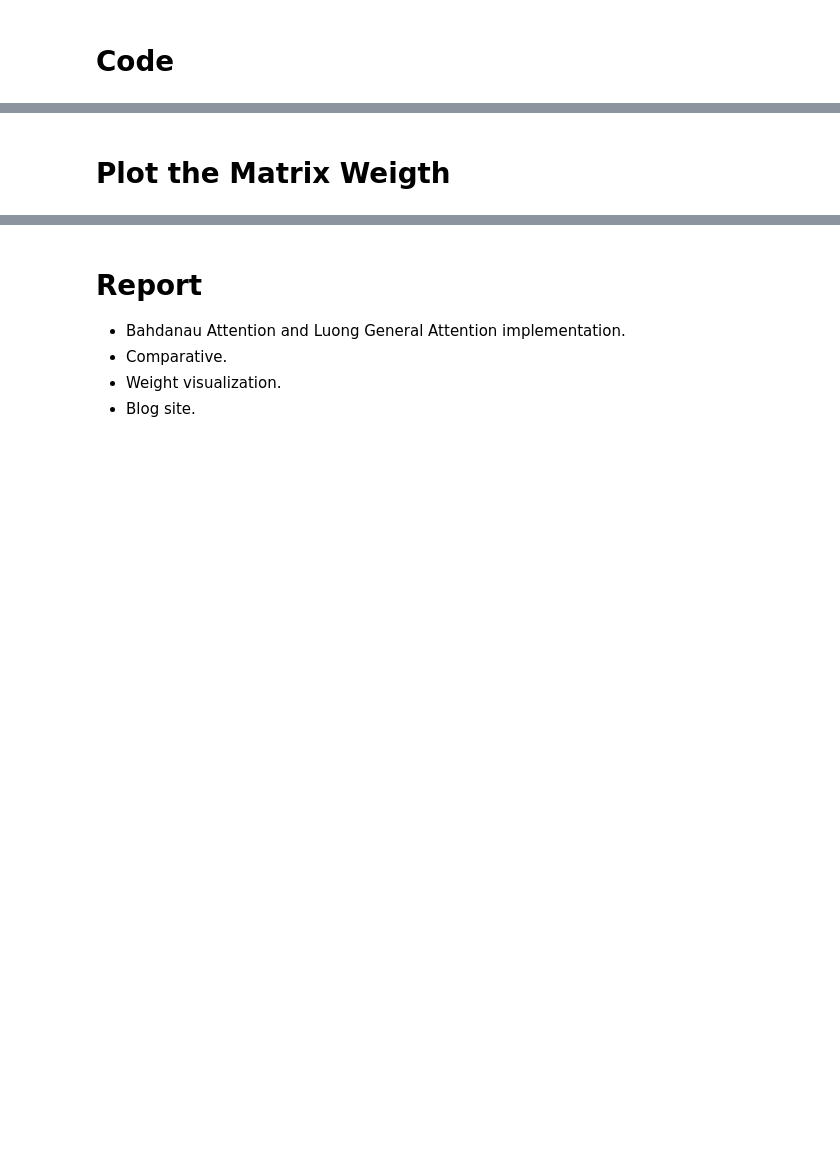
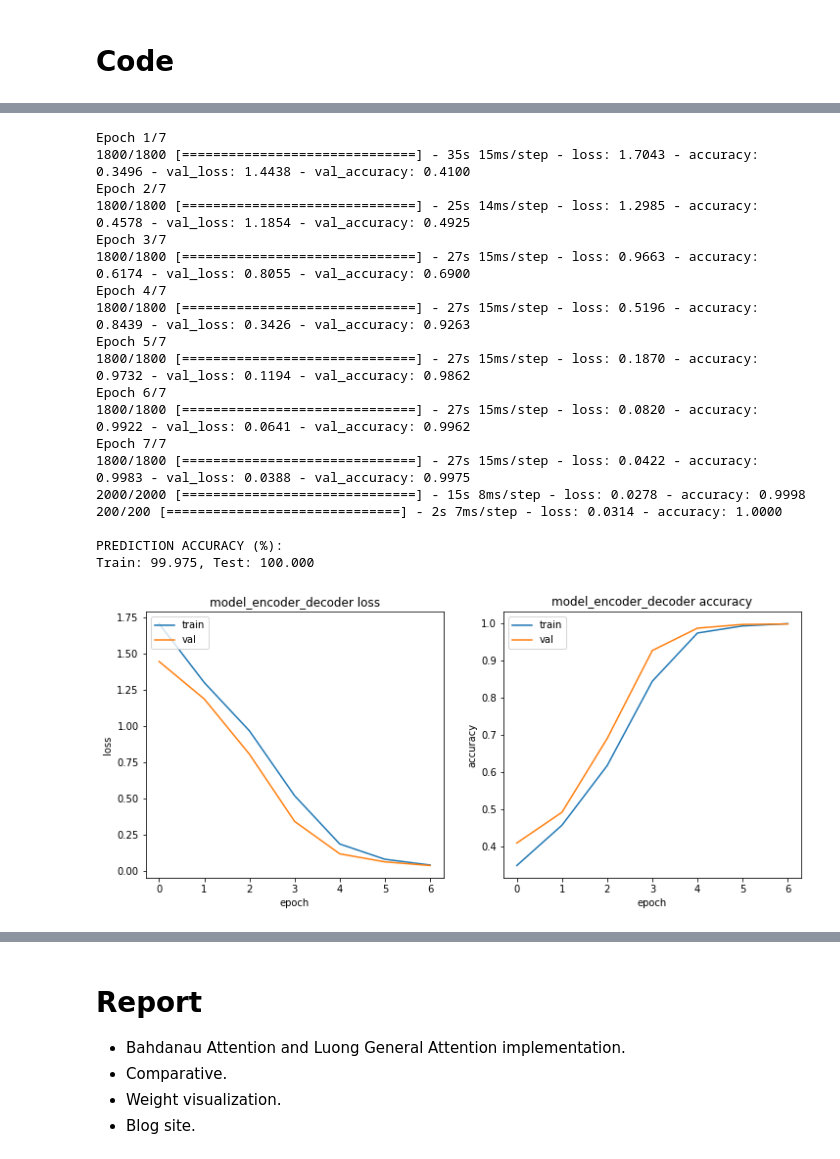
Before and after one commit to JanLeyva/DeepLearning, a Jupyter notebook: Assignment3_2021.ipynb, the cells around one changed output, grey strips where cells are left out. Saved outputs shown, nothing was run; the diff lists cells and outputs as text; code cells hidden in the pictures; blank space fills up the shorter version.

```diff
--- a/Assignment3_2021.ipynb
+++ b/Assignment3_2021.ipynb
@@ -520 +677,15 @@ Train: 37.770, Test: 36.695
+# %%
+#@title changed part n_timesteps_in, n_features, batch_size and rnn_units
+# dataset
+n_timesteps_in = 4  # Sequence length                                                 ## changed from 100 to 4
+n_features = 10     # Maximum number allowed-1 (length of the one-hot-encoded vector) ## changed from 20 to 10
+train_size = 2000
+test_size = 200
+X_train, y_train, X_test, y_test = create_dataset(train_size, test_size, n_timesteps_in,n_features)
+
+# training parameters
+batch_size = 1
+
+# model parameters
+rnn_units = 16       # changed from 100 to 16
 # %% [markdown]
@@ -543,2 +692,0 @@ class LuongDotAttention(tf.keras.layers.Layer):
-# %% [markdown]
-# Plot the Matrix Weigth
@@ -702,0 +693,29 @@ class BahdanauAttention(tf.keras.layers.Layer):
+# %%
+# attention model
+attention = LuongDotAttention()
+model_attention, encoder_lstm, decoder_lstm, decoder_dense  = build_attention_model(attention, batch_size, rnn_units)
+# we need this encoder/decoder for the weight representation
+
+train_test(model_attention, X_train, y_train , X_test,
+           y_test, batch_size=batch_size,epochs=7, patience=3)
+# %% [output]
+Epoch 1/7
+1800/1800 [==============================] - 35s 15ms/step - loss: 1.7043 - accuracy: 0.3496 - val_loss: 1.4438 - val_accuracy: 0.4100
+Epoch 2/7
+1800/1800 [==============================] - 25s 14ms/step - loss: 1.2985 - accuracy: 0.4578 - val_loss: 1.1854 - val_accuracy: 0.4925
+Epoch 3/7
+1800/1800 [==============================] - 27s 15ms/step - loss: 0.9663 - accuracy: 0.6174 - val_loss: 0.8055 - val_accuracy: 0.6900
+Epoch 4/7
+1800/1800 [==============================] - 27s 15ms/step - loss: 0.5196 - accuracy: 0.8439 - val_loss: 0.3426 - val_accuracy: 0.9263
+Epoch 5/7
+1800/1800 [==============================] - 27s 15ms/step - loss: 0.1870 - accuracy: 0.9732 - val_loss: 0.1194 - val_accuracy: 0.9862
+Epoch 6/7
+1800/1800 [==============================] - 27s 15ms/step - loss: 0.0820 - accuracy: 0.9922 - val_loss: 0.0641 - val_accuracy: 0.9962
+Epoch 7/7
+1800/1800 [==============================] - 27s 15ms/step - loss: 0.0422 - accuracy: 0.9983 - val_loss: 0.0388 - val_accuracy: 0.9975
+2000/2000 [==============================] - 15s 8ms/step - loss: 0.0278 - accuracy: 0.9998
+200/200 [==============================] - 2s 7ms/step - loss: 0.0314 - accuracy: 1.0000
+
+PREDICTION ACCURACY (%):
+Train: 99.975, Test: 100.000
+[figure, added]
```
Also changed, not shown: parts of 60 cells of this notebook.
